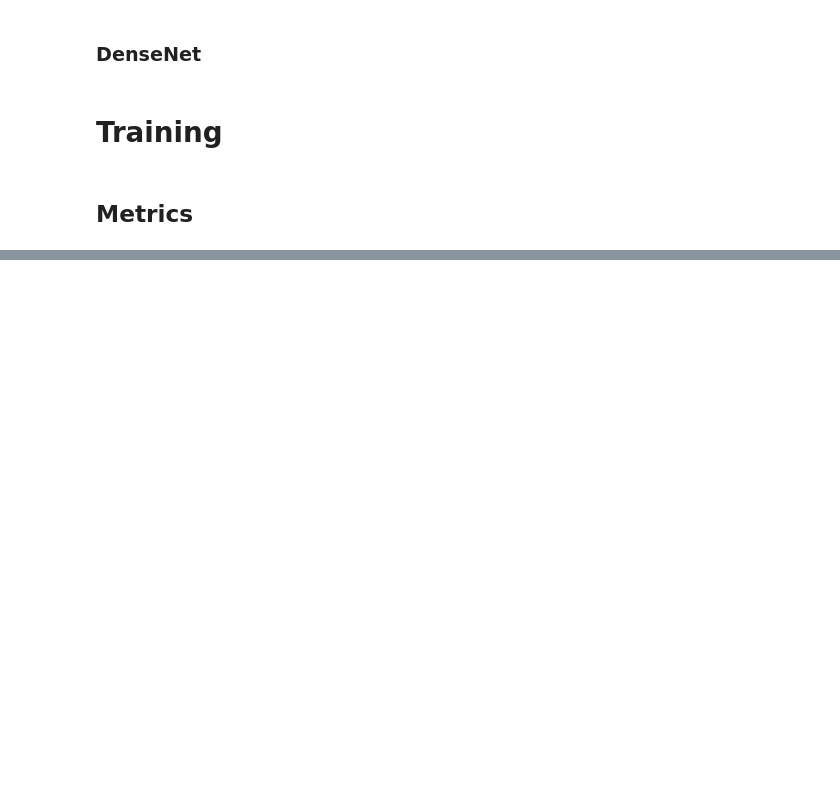
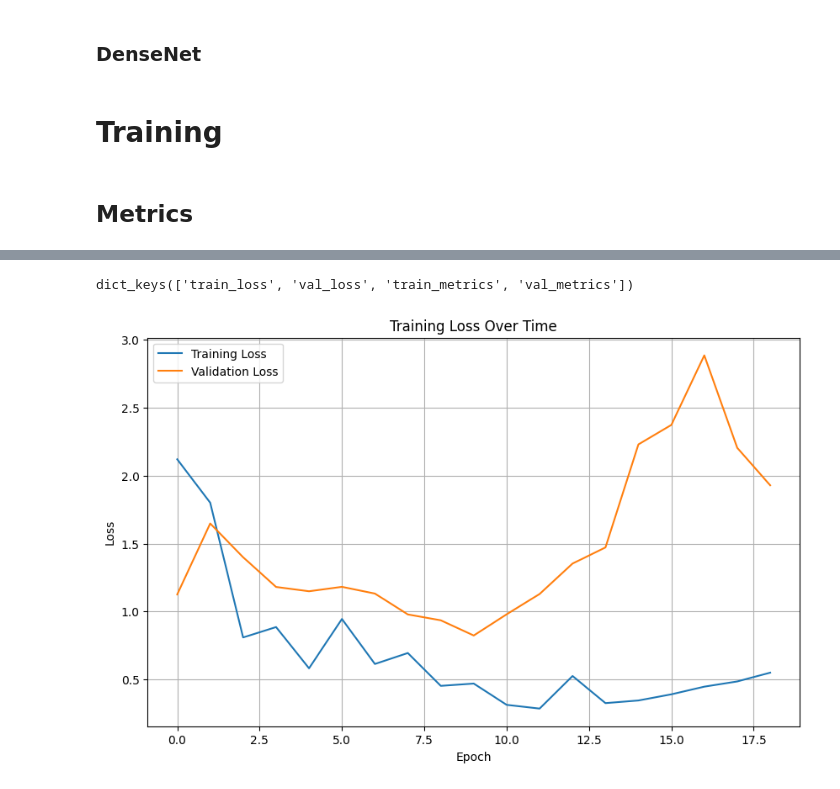
Before and after one commit to hafizh-ender/XDL_Collitis, a Jupyter notebook: test.ipynb, the cells around one changed output, grey strips where cells are left out. Drawn from its saved outputs; the diff is of its cells as text; code cells hidden in the pictures; blank space fills up the shorter version.

```diff
--- a/test.ipynb
+++ b/test.ipynb
@@ -93,3 +96,17 @@ len(test_train_filenames_df[test_train_filenames_df['class'] == '1'])
+# %%
+from src.dataset import Dataset
+
+train_dataset = Dataset(dataframe=train_filenames_df,
+                        categories=DATASET_PARAMS['CATEGORIES'],
+                        transform=train_transform,
+                        seed=42,
+                        shuffle=TRAINING_PARAMS['SHUFFLE'])
+
+val_dataset = Dataset(dataframe=val_filenames_df,
+                      categories=DATASET_PARAMS['CATEGORIES'],
+                      transform=val_transform,
+                      seed=42,
+                      shuffle=TRAINING_PARAMS['SHUFFLE'])
 # %% [markdown]
 ## Train loader
 # %%
@@ -181,13 +198,13 @@ from src.metrics import (
 
 metrics = {
     "mcc": MulticlassMCC(num_classes=num_classes, device=DEVICE),
-    "auprc": MulticlassAUPRC(num_classes=num_classes, average= TRAINING_PARAMS['AVERAGE'], device=DEVICE),
-    "auroc": MulticlassAUROC(num_classes=num_classes, average= TRAINING_PARAMS['AVERAGE'], device=DEVICE),
+    # "auprc": MulticlassAUPRC(num_classes=num_classes, average= TRAINING_PARAMS['AVERAGE'], device=DEVICE),
+    # "auroc": MulticlassAUROC(num_classes=num_classes, average= TRAINING_PARAMS['AVERAGE'], device=DEVICE),
     "accuracy": MulticlassAccuracy(num_classes=num_classes, average= TRAINING_PARAMS['AVERAGE'], device=DEVICE),
-    "f1_score": MulticlassF1Score(num_classes=num_classes, average= TRAINING_PARAMS['AVERAGE'], device=DEVICE),
-    "precision": MulticlassPrecision(num_classes=num_classes, average=TRAINING_PARAMS['AVERAGE'], device = DEVICE),
-    "recall": MulticlassRecall(num_classes=num_classes, average=TRAINING_PARAMS['AVERAGE'], device = DEVICE),
-    "specificity": MulticlassSpecificity(num_classes=num_classes, average=TRAINING_PARAMS['AVERAGE'], device = DEVICE)
+    # "f1_score": MulticlassF1Score(num_classes=num_classes, average= TRAINING_PARAMS['AVERAGE'], device=DEVICE),
+    # "precision": MulticlassPrecision(num_classes=num_classes, average=TRAINING_PARAMS['AVERAGE'], device = DEVICE),
+    # "recall": MulticlassRecall(num_classes=num_classes, average=TRAINING_PARAMS['AVERAGE'], device = DEVICE),
+    # "specificity": MulticlassSpecificity(num_classes=num_classes, average=TRAINING_PARAMS['AVERAGE'], device = DEVICE)
 }
 # %%
 from src.train import train
@@ -230,0 +247,20 @@ Compile with `TORCH_USE_CUDA_DSA` to enable device-side assertions.
+# %%
+history.keys()
+# %% [output]
+dict_keys(['train_loss', 'val_loss', 'train_metrics', 'val_metrics'])
+# %%
+import matplotlib.pyplot as plt
+
+train_loss = history["train_loss"]
+val_loss = history["val_loss"]
+plt.figure(figsize=(10, 6))
+plt.plot(train_loss, label='Training Loss')
+plt.plot(val_loss, label='Validation Loss')
+plt.title('Training Loss Over Time')
+plt.xlabel('Epoch')
+plt.ylabel('Loss')
+plt.legend()
+plt.grid(True)
+plt.show()
+# %% [output]
+[figure, added]
```
Also changed, not shown: parts of 7 cells of this notebook, 3 other files.
